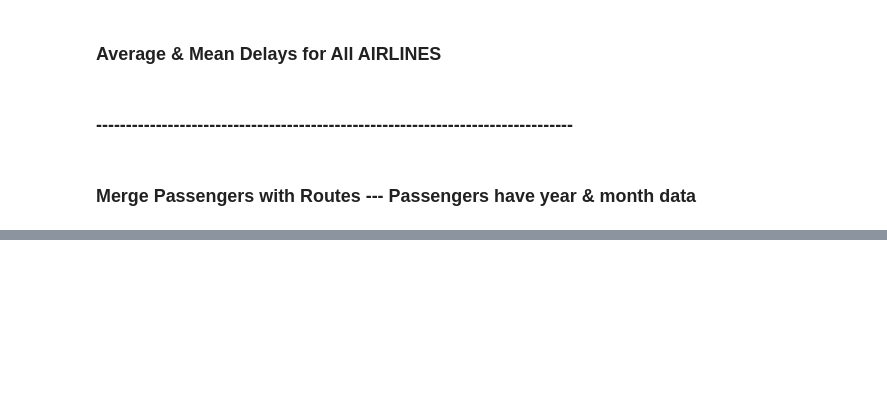
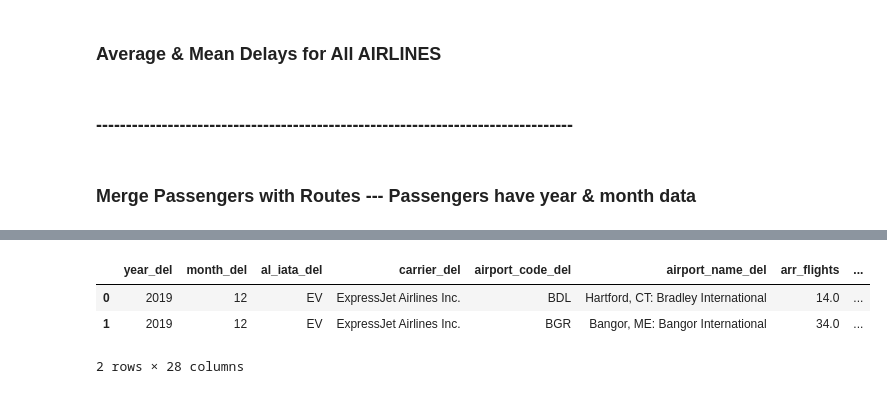
Before and after one commit to scottschriver/NSS_Capstone, a Jupyter notebook: Notebooks/Flight_delays.ipynb, the cells around one changed output, grey strips where cells are left out. Cells and saved outputs as stored; diff of their text form; code cells hidden in the pictures; blank space fills up the shorter version.

```diff
--- a/Notebooks/Flight_delays.ipynb
+++ b/Notebooks/Flight_delays.ipynb
@@ -800,0 +846,3 @@ pass_routes.shape
+# %%
+delays_ap = delays.merge(airports, left_on=['airport_code_del'], right_on=['IATA_ap'],  how='left')
+delays_ap.head(1)
@@ -800,0 +864,8 @@ pass_routes.shape
+# %%
+delays_ap.drop(['ICAO_ap', 'Alt_ap', 'TZone_ap'], axis=1, inplace=True)
+delays_ap.head(2)
+# %% [output]
+|  | year_del | month_del | al_iata_del | carrier_del | airport_code_del | airport_name_del | arr_flights | ... |
+| 0 | 2019 | 12 | EV | ExpressJet Airlines Inc. | BDL | Hartford, CT: Bradley International | 14.0 | ... |
+| 1 | 2019 | 12 | EV | ExpressJet Airlines Inc. | BGR | Bangor, ME: Bangor International | 34.0 | ... |
+2 rows × 28 columns
```
Also changed, not shown: parts of 93 cells of this notebook.
